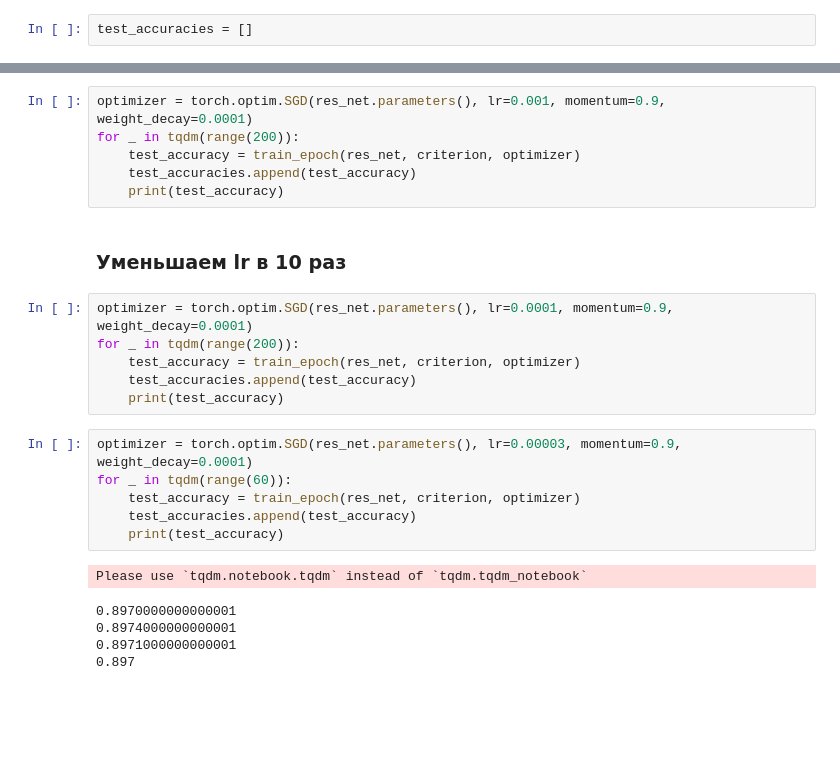
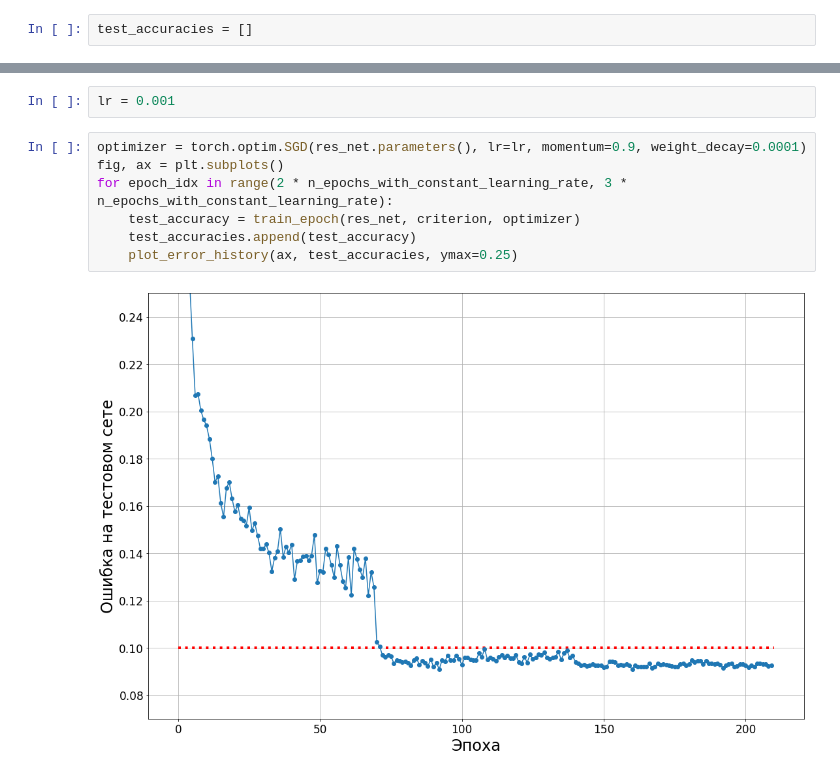
Before and after one commit to eteresh/resnet20_cifar10, a Jupyter notebook: baseline.ipynb, the cells around one changed output, grey strips where cells are left out. Saved outputs shown, nothing was run; the diff lists cells and outputs as text; blank space fills up the shorter version.

```diff
--- a/baseline.ipynb
+++ b/baseline.ipynb
@@ -55,26 +74,11 @@ for _ in tqdm(range(200)):
+# %%
+lr = 0.001
 # %%
-optimizer = torch.optim.SGD(res_net.parameters(), lr=0.001, momentum=0.9, weight_decay=0.0001)
-for _ in tqdm(range(200)):
+optimizer = torch.optim.SGD(res_net.parameters(), lr=lr, momentum=0.9, weight_decay=0.0001)
+fig, ax = plt.subplots()
+for epoch_idx in range(2 * n_epochs_with_constant_learning_rate, 3 * n_epochs_with_constant_learning_rate):
     test_accuracy = train_epoch(res_net, criterion, optimizer)
     test_accuracies.append(test_accuracy)
-    print(test_accuracy)
+    plot_error_history(ax, test_accuracies, ymax=0.25)
+# %% [output]
+[figure, added]
-# %% [markdown]
-### Уменьшаем lr в 10 раз
-# %%
-optimizer = torch.optim.SGD(res_net.parameters(), lr=0.0001, momentum=0.9, weight_decay=0.0001)
-for _ in tqdm(range(200)):
-    test_accuracy = train_epoch(res_net, criterion, optimizer)
-    test_accuracies.append(test_accuracy)
-    print(test_accuracy)
-# %%
-optimizer = torch.optim.SGD(res_net.parameters(), lr=0.00003, momentum=0.9, weight_decay=0.0001)
-for _ in tqdm(range(60)):
-    test_accuracy = train_epoch(res_net, criterion, optimizer)
-    test_accuracies.append(test_accuracy)
-    print(test_accuracy)
-# %% [output]
-Please use `tqdm.notebook.tqdm` instead of `tqdm.tqdm_notebook`
-0.8970000000000001
-0.8974000000000001
-0.8971000000000001
-0.897
```
Also changed, not shown: parts of 28 cells of this notebook, 4 other files.
